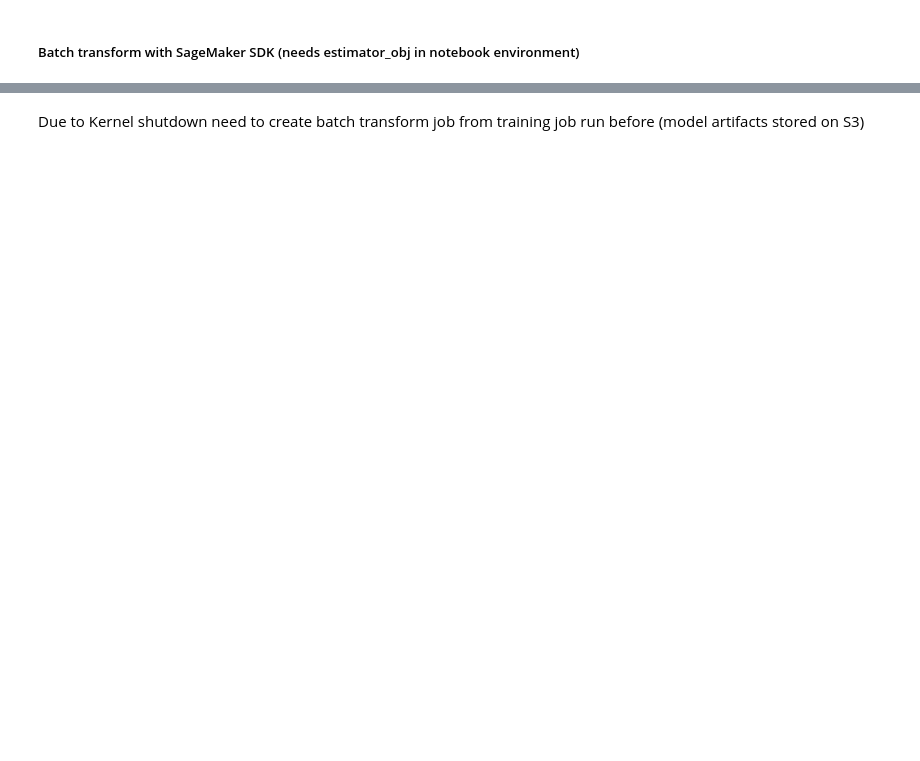
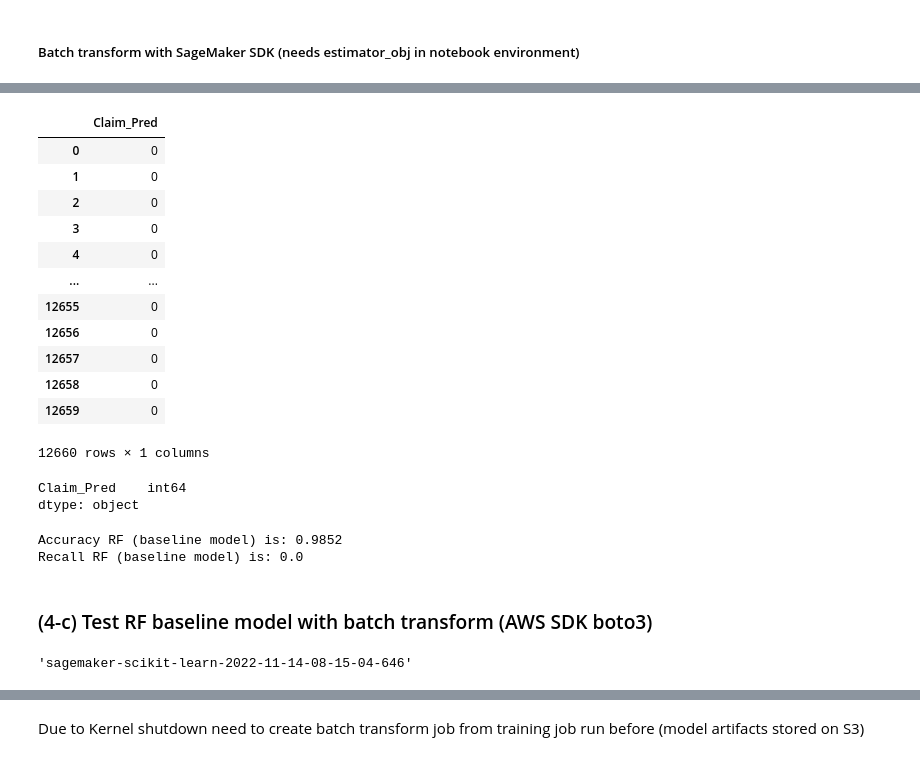
Before and after one commit to datajohnb/ml_eng_capstone, a Jupyter notebook: travel_insurance_classif.ipynb, the cells around one changed output, grey strips where cells are left out. Cells and saved outputs as stored; diff of their text form; code cells hidden in the pictures; blank space fills up the shorter version.

```diff
--- a/travel_insurance_classif.ipynb
+++ b/travel_insurance_classif.ipynb
@@ -498,0 +471,35 @@ transform_rf_base.output_path, data_dir
+# %%
+predict_xgb_base = pd.read_csv(os.path.join(data_dir, 'base_xgb_test.csv.out'), header=None)
+predict_xgb_base['Claim_Pred'] = np.where(predict_xgb_base[0] > 0.5, 1, 0)
+predict_xgb_base = predict_xgb_base.drop(0, axis = 1)
+# %%
+predict_xgb_base
+#travel_insurance_df_test_y
+# %% [output]
+|  | Claim_Pred |
+| 0 | 0 |
+| 1 | 0 |
+| 2 | 0 |
+| 3 | 0 |
+| 4 | 0 |
+| ... | ... |
+| 12655 | 0 |
+| 12656 | 0 |
+| 12657 | 0 |
+| 12658 | 0 |
+| 12659 | 0 |
+12660 rows × 1 columns
+# %%
+predict_xgb_base.dtypes
+#travel_insurance_df_test_y.dtypes
+# %% [output]
+Claim_Pred    int64
+dtype: object
+# %%
+print('Accuracy RF (baseline model) is: ' + str(round(accuracy_score(travel_insurance_df_test_y, predict_xgb_base),4)))
+print('Recall RF (baseline model) is: ' + str(round(recall_score(travel_insurance_df_test_y, predict_xgb_base),4)))
+# %% [output]
+Accuracy RF (baseline model) is: 0.9852
+Recall RF (baseline model) is: 0.0
+# %% [markdown]
+### (4-c) Test RF baseline model with batch transform (AWS SDK boto3)
@@ -498,0 +508,4 @@ transform_rf_base.output_path, data_dir
+# %%
+training_job_name
+# %% [output]
+'sagemaker-scikit-learn-2022-11-14-08-15-04-646'
```
Also changed, not shown: parts of 84 cells of this notebook.
